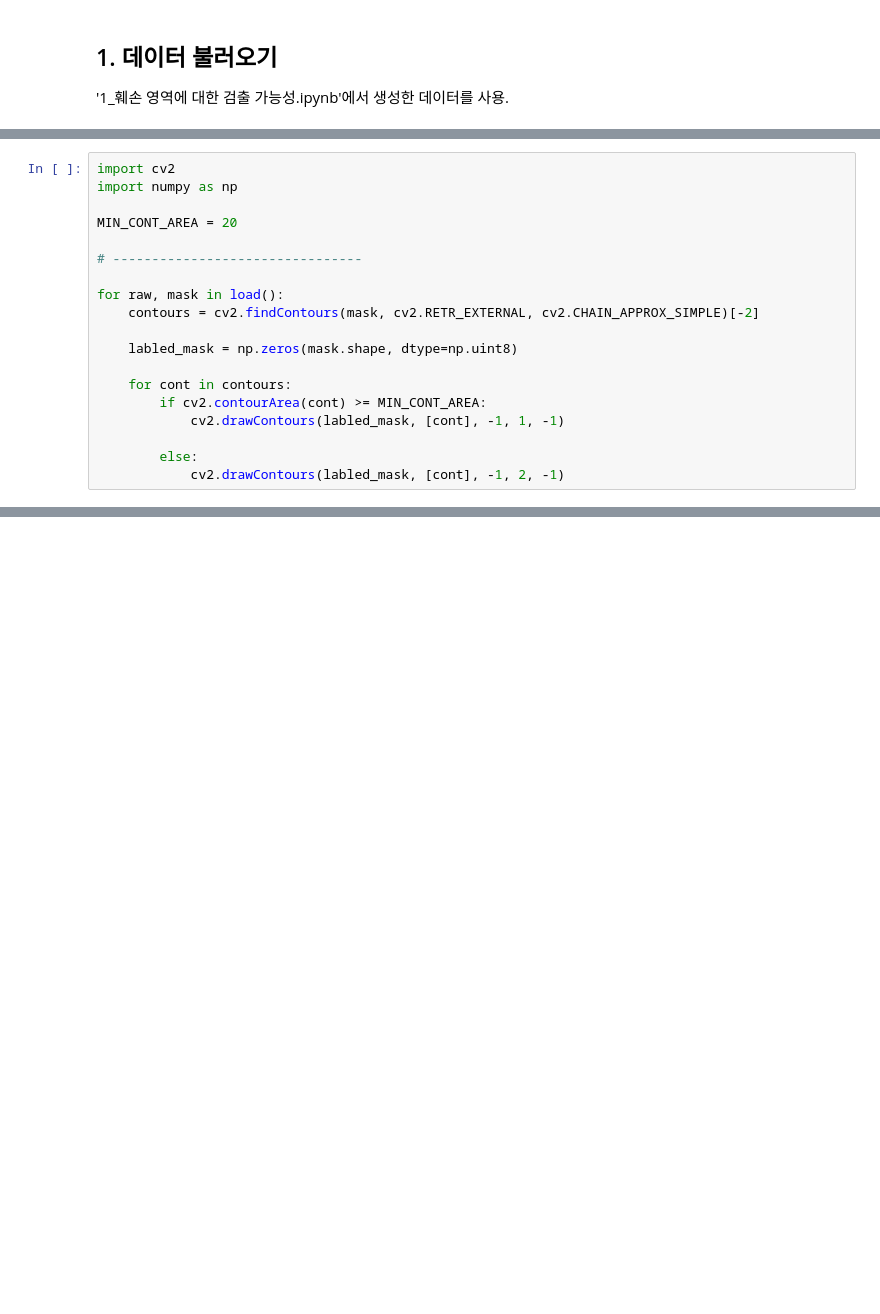
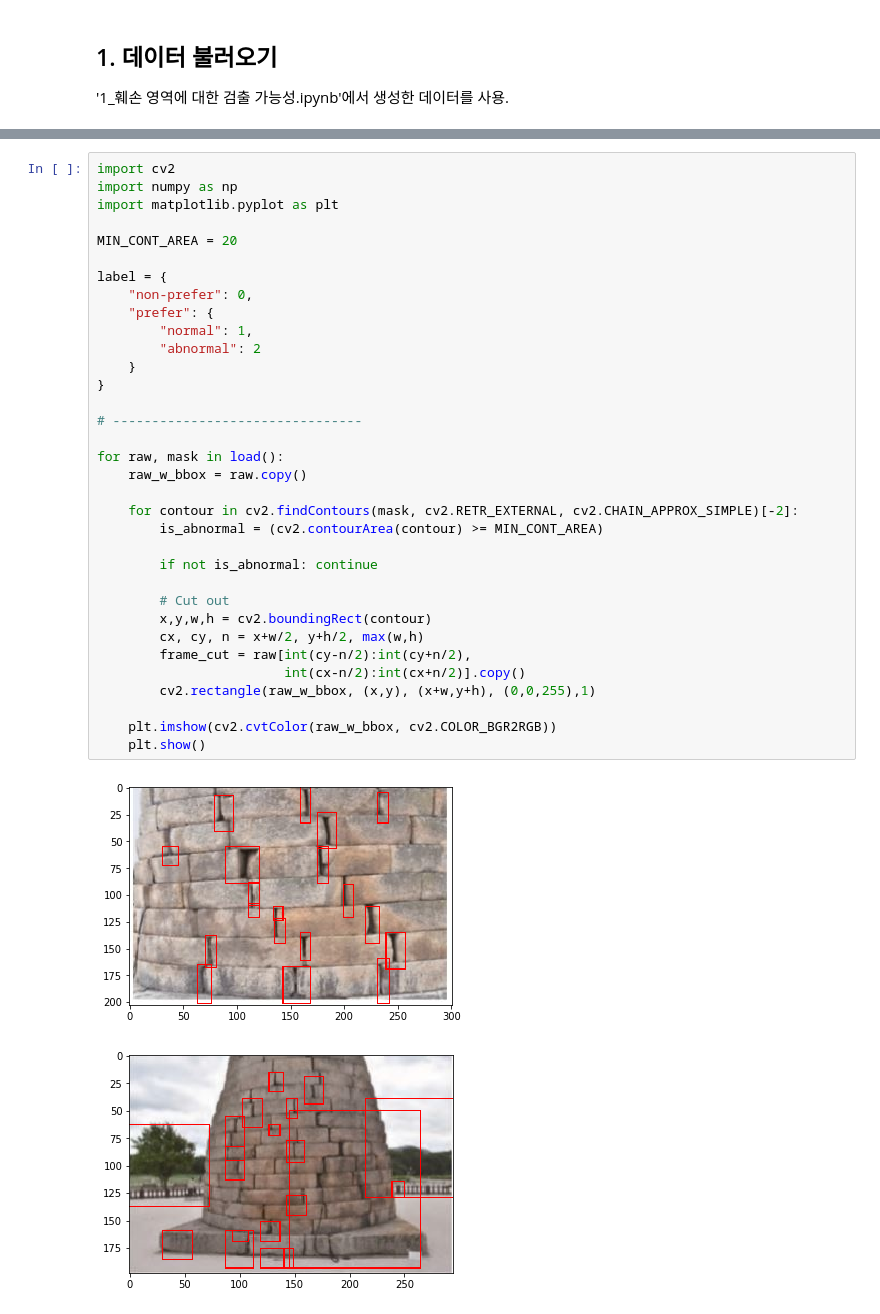
Before and after one commit to DGU-DAI-Lab/2020_Research_KDJ, a Jupyter notebook: 200604_첨성대벽돌균열/2_정상-비정상-머신러닝적용.ipynb, the cells around one changed output, grey strips where cells are left out. Saved outputs shown, nothing was run; the diff lists cells and outputs as text; blank space fills up the shorter version.

```diff
--- a/200604_첨성대벽돌균열/2_정상-비정상-머신러닝적용.ipynb
+++ b/200604_첨성대벽돌균열/2_정상-비정상-머신러닝적용.ipynb
@@ -29,19 +35,0 @@ def load():
-# %%
-import cv2
-import numpy as np
-
-MIN_CONT_AREA = 20
-
-# --------------------------------
-
-for raw, mask in load():
-    contours = cv2.findContours(mask, cv2.RETR_EXTERNAL, cv2.CHAIN_APPROX_SIMPLE)[-2]
-
-    labled_mask = np.zeros(mask.shape, dtype=np.uint8)
-
-    for cont in contours:
-        if cv2.contourArea(cont) >= MIN_CONT_AREA:
-            cv2.drawContours(labled_mask, [cont], -1, 1, -1)
-
-        else:
-            cv2.drawContours(labled_mask, [cont], -1, 2, -1)
@@ -49,0 +45,37 @@ for raw, mask in load():
+# %%
+import cv2
+import numpy as np
+import matplotlib.pyplot as plt
+
+MIN_CONT_AREA = 20
+
+label = {
+    "non-prefer": 0,
+    "prefer": {
+        "normal": 1,
+        "abnormal": 2
+    }
+}
+
+# --------------------------------
+
+for raw, mask in load():
+    raw_w_bbox = raw.copy()
+
+    for contour in cv2.findContours(mask, cv2.RETR_EXTERNAL, cv2.CHAIN_APPROX_SIMPLE)[-2]:
+        is_abnormal = (cv2.contourArea(contour) >= MIN_CONT_AREA)
+
+        if not is_abnormal: continue
+
+        # Cut out
+        x,y,w,h = cv2.boundingRect(contour)
+        cx, cy, n = x+w/2, y+h/2, max(w,h)
+        frame_cut = raw[int(cy-n/2):int(cy+n/2),
+                        int(cx-n/2):int(cx+n/2)].copy()
+        cv2.rectangle(raw_w_bbox, (x,y), (x+w,y+h), (0,0,255),1)
+
+    plt.imshow(cv2.cvtColor(raw_w_bbox, cv2.COLOR_BGR2RGB))
+    plt.show()
+# %% [output]
+[figure, added]
+[figure, added]
```
Also changed, not shown: parts of 6 cells of this notebook.
